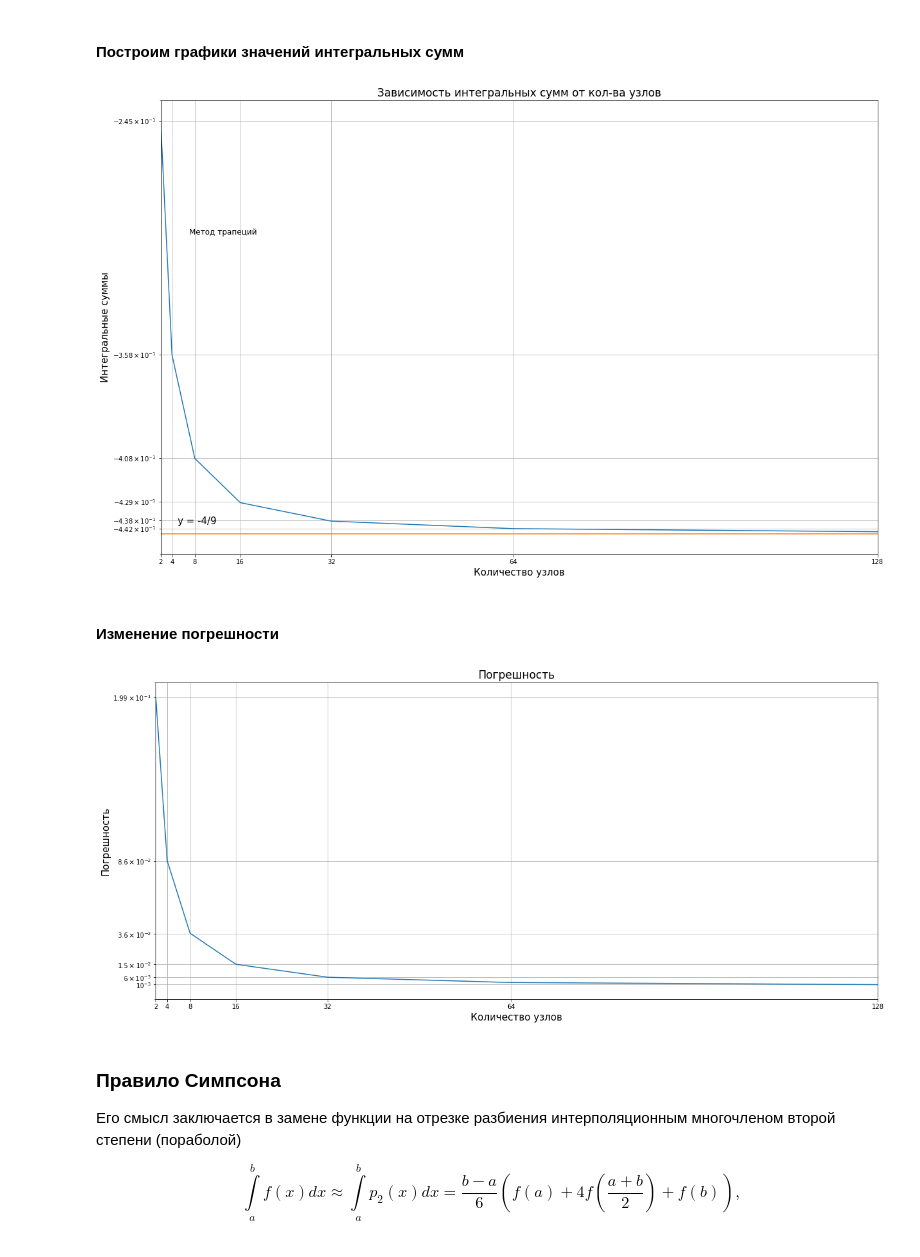
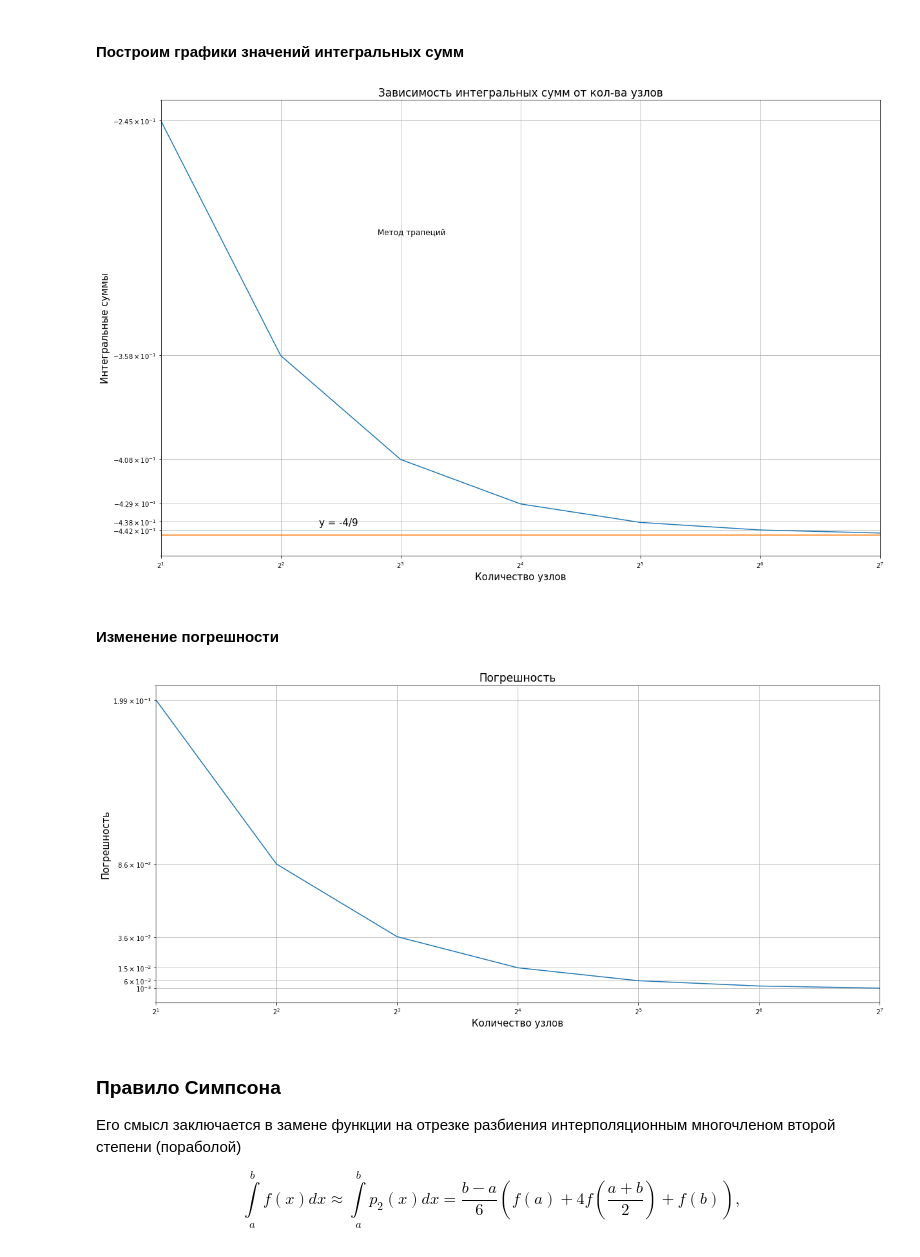
Before and after one commit to danielbulgakov/ProjectSKM, a Jupyter notebook: YearProjectSKM.ipynb, the cells around one changed output. Drawn from its saved outputs; the diff is of its cells as text; code cells hidden in the pictures.

```diff
--- a/YearProjectSKM.ipynb
+++ b/YearProjectSKM.ipynb
@@ -238,22 +240,23 @@ print("\nОтветы идентичны,тогда буду использов
 # %%
 step = [2,4,8,16,32,64,128]
 aproxx = np.linspace(aprox,aprox,iterations-1)
 plt.rcParams["figure.figsize"] = (20,13)
 plt.xlim([2, 128])
 plt.xticks([2,4,8,16,32,64,128])
 plt.yscale('symlog')
+plt.xscale('log', base = 2)
 plt.yticks([round(i,3) for i in y_rap if (i>-0.4430)])
 plt.plot(step,y_rap)
 plt.plot(step,aproxx)
 plt.xlabel('Количество узлов',fontsize=15)
 plt.ylabel('Интегральные суммы',fontsize=15)
 plt.title('Зависимость интегральных сумм от кол-ва узлов',fontsize=17)
 plt.text(5,-0.44, "y = -4/9",fontsize=15)
 plt.text(7,-0.3, "Метод трапеций",fontsize=12)
 plt.grid()
 pass
 # %% [output]
-[figure, old version]
+[figure, new version]
 # %% [markdown]
 #### Изменение погрешности
 # %%
@@ -261,6 +264,7 @@ step = [2,4,8,16,32,64,128]
 aproxx = np.linspace(aprox,aprox,iterations-1)
 plt.rcParams["figure.figsize"] = (20,9)
 plt.yscale('symlog')
+plt.xscale('log', base = 2)
 plt.yticks([round(i,3) for i in y_rap - aproxx if (i > 0.003 or i < 0.002)])
 plt.plot(step, y_rap - aproxx)
 plt.xlim([2, 128])
@@ -271,7 +275,7 @@ plt.title('Погрешность',fontsize=17)
 plt.grid()
 pass
 # %% [output]
-[figure, old version]
+[figure, new version]
 # %% [markdown]
 ### Правило Симпсона
 Его смысл заключается в замене функции на отрезке разбиения интерполяционным многочленом второй степени (пораболой)
```
Also changed, not shown: parts of 6 cells of this notebook.
